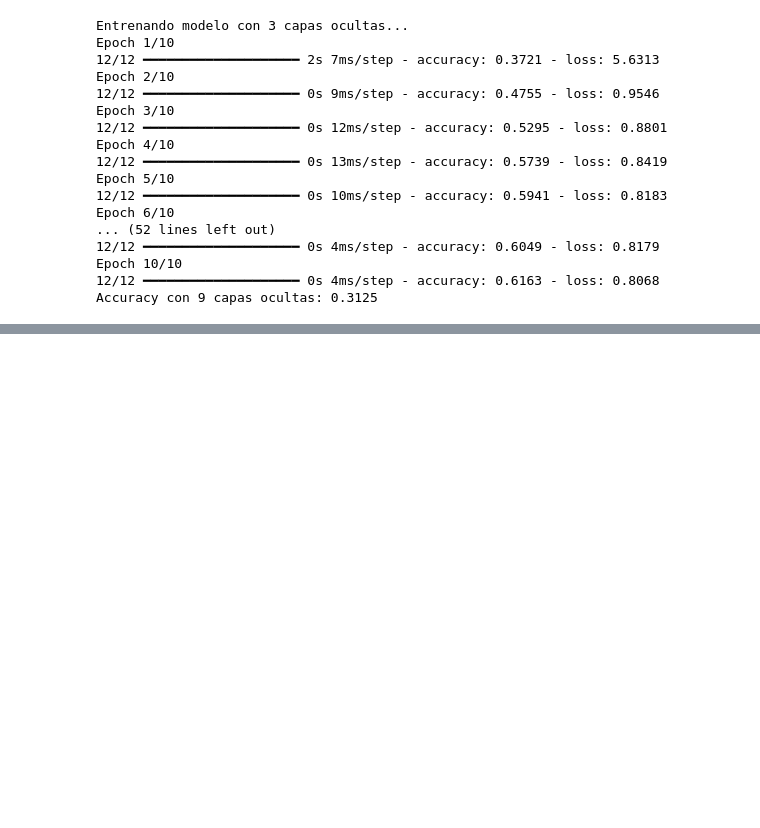
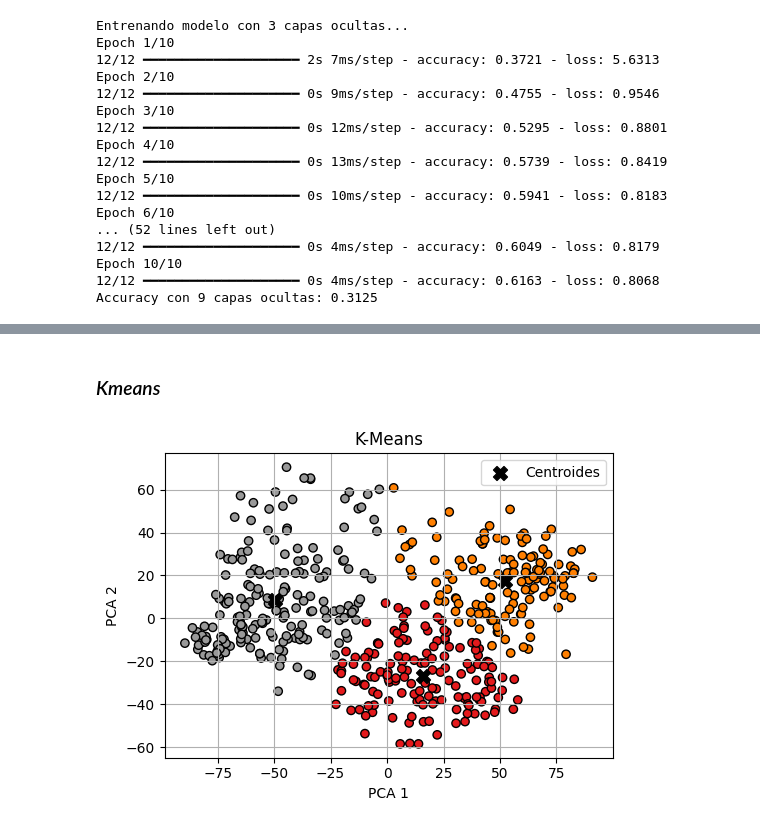
Before and after one commit to smuke123/StudentsPerfomanceAnalysis, a Jupyter notebook: Code/StudentsPerfomanceAnalysis.ipynb, the cells around one changed output, grey strips where cells are left out. Cells and saved outputs as stored; diff of their text form; code cells hidden in the pictures; blank space fills up the shorter version.

```diff
--- a/Code/StudentsPerfomanceAnalysis.ipynb
+++ b/Code/StudentsPerfomanceAnalysis.ipynb
@@ -628,0 +635,27 @@ Accuracy con 9 capas ocultas: 0.3125
+# %% [markdown]
+### *Kmeans*
+# %%
+from sklearn.cluster import KMeans, DBSCAN
+import matplotlib.pyplot as plt
+
+#K-Means
+kmeans = KMeans(n_clusters=3, random_state=42)
+kmeans_labels = kmeans.fit_predict(X_pca)
+
+plt.figure(figsize=(10, 4))
+
+# Gráfico de K-Means
+plt.subplot(1, 2, 1)
+plt.scatter(X_pca[:, 0], X_pca[:, 1], c=kmeans_labels, cmap='Set1', edgecolor='k')
+plt.scatter(kmeans.cluster_centers_[:, 0], kmeans.cluster_centers_[:, 1],
+            c='black', marker='X', s=100, label='Centroides')
+plt.title('K-Means')
+plt.xlabel('PCA 1')
+plt.ylabel('PCA 2')
+plt.legend()
+plt.grid(True)
+
+plt.tight_layout()
+plt.show()
+# %% [output]
+[figure, added]
```
Also changed, not shown: parts of 16 cells of this notebook.
